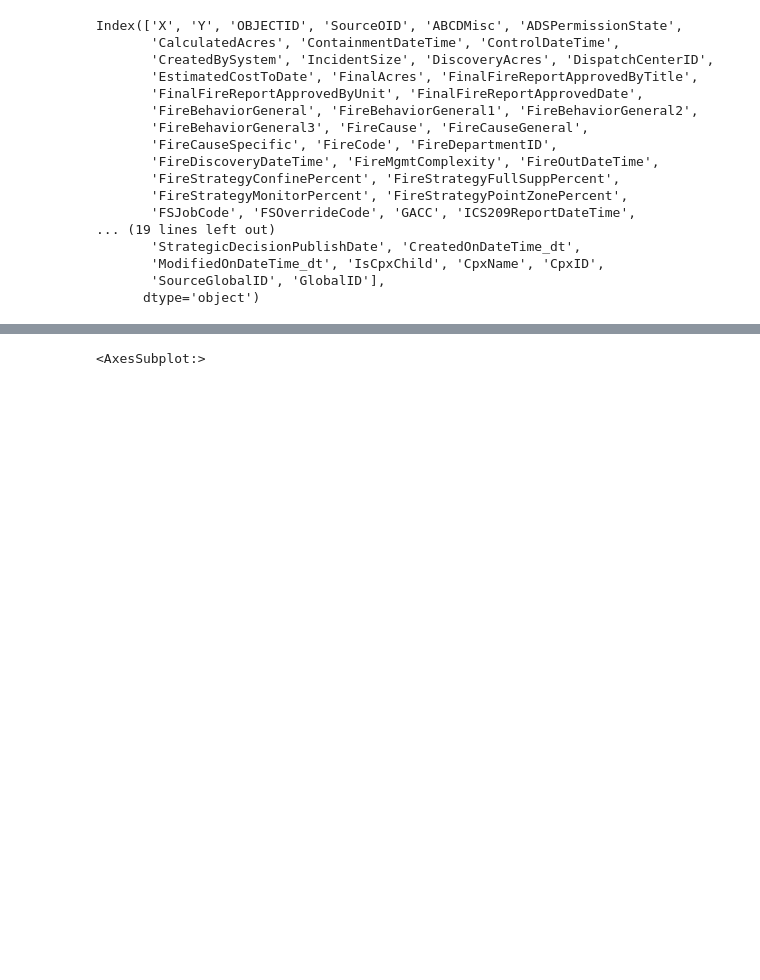
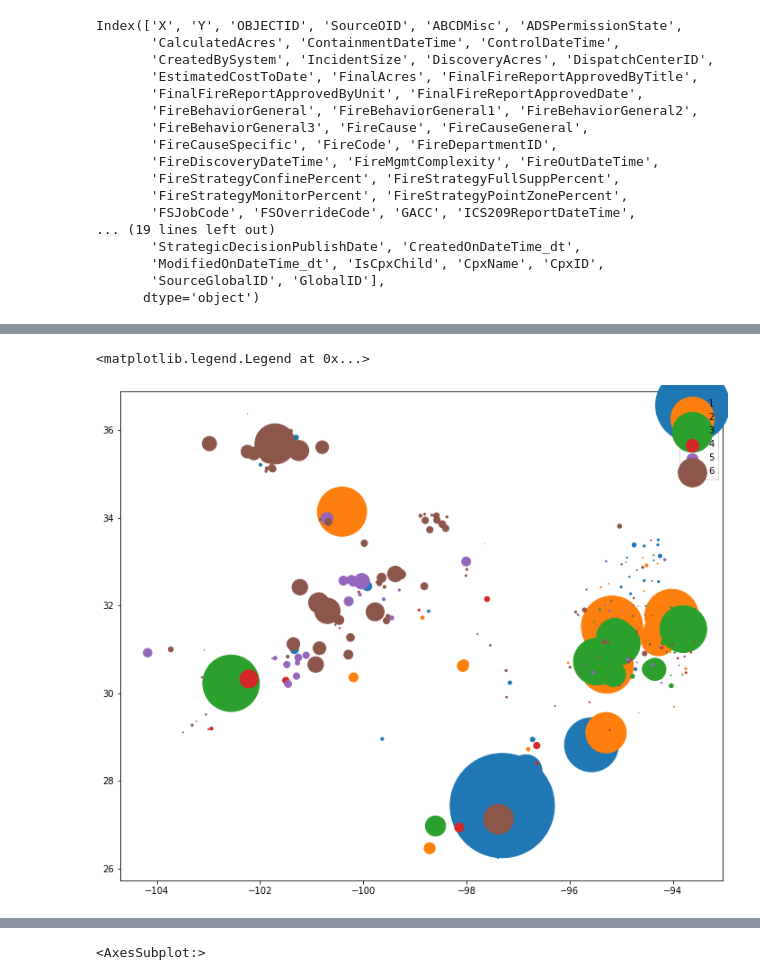
Before and after one commit to ManaswineeB/datanators, a Jupyter notebook: Tushar/TAMIDS_NIFC.ipynb, the cells around one changed output, grey strips where cells are left out. Saved outputs shown, nothing was run; the diff lists cells and outputs as text; code cells hidden in the pictures; blank space fills up the shorter version.

```diff
--- a/Tushar/TAMIDS_NIFC.ipynb
+++ b/Tushar/TAMIDS_NIFC.ipynb
@@ -45,0 +108,10 @@ Index(['X', 'Y', 'OBJECTID', 'SourceOID', 'ABCDMisc', 'ADSPermissionState',
+# %%
+plt.figure(figsize = (12,10))
+Year = 2020
+for Month in range(1,7):
+  plt.scatter(dftx[dftx['FireYear']==Year][dftx['FireMonth']==Month]['X'],dftx[dftx['FireYear']==Year][dftx['FireMonth']==Month]['Y'],
+            s = dftx[dftx['FireYear']==Year][dftx['FireMonth']==Month]['DiscoveryAcres'],label = Month)
+plt.legend()
+# %% [output]
+<matplotlib.legend.Legend at 0x...>
+[figure, added]
```
Also changed, not shown: parts of 20 cells of this notebook.
